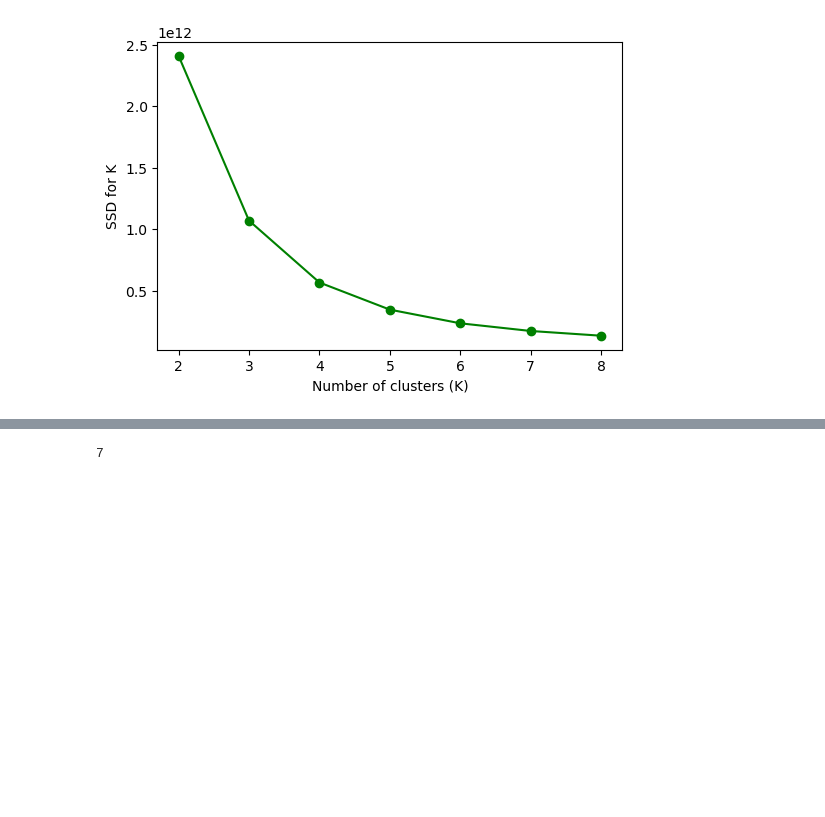
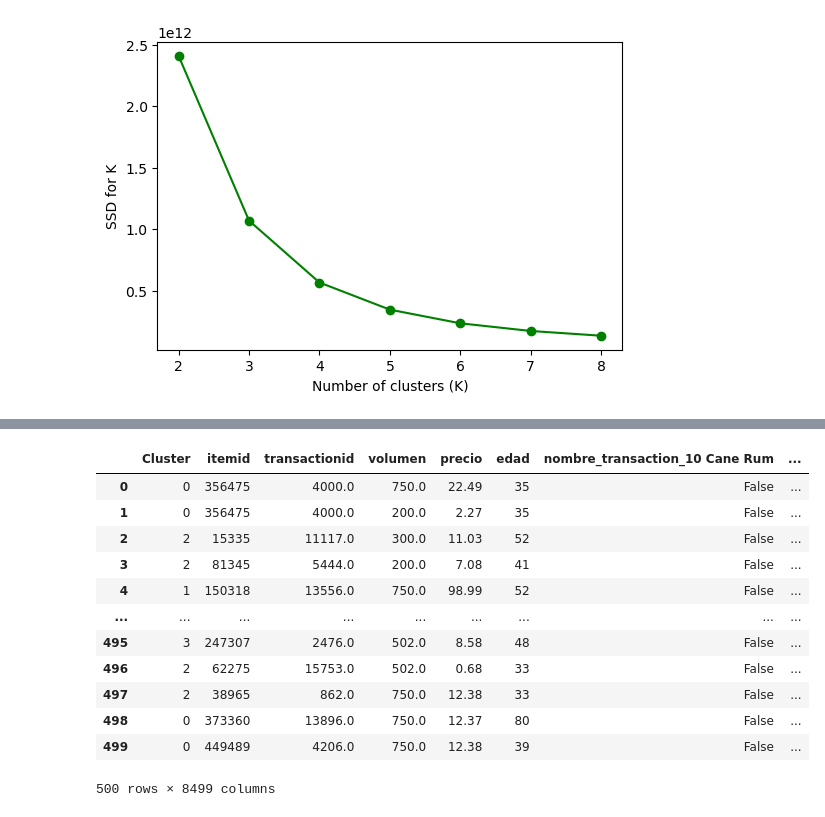
Before and after one commit to cristianreal/data_analytics, a Jupyter notebook: infrastructura/servidor web/desarrollo/scripts/2_Clustering.ipynb, the cells around one changed output, grey strips where cells are left out. Cells and saved outputs as stored; diff of their text form; code cells hidden in the pictures; blank space fills up the shorter version.

Commit message:
update: modificando notebook de clusterizacion

```diff
--- a/infrastructura/servidor web/desarrollo/scripts/2_Clustering.ipynb
+++ b/infrastructura/servidor web/desarrollo/scripts/2_Clustering.ipynb
@@ -268,8 +199,0 @@ plt.show()
-# %%
-kl = KneeLocator(
-    range(1, 11), sse, curve="convex", direction="decreasing"
-)
-
-kl.elbow
-# %% [output]
-7
@@ -305,0 +200,16 @@ dbscan_silhouette
+# %%
+df_filtered_v2
+# %% [output]
+|  | Cluster | itemid | transactionid | volumen | precio | edad | nombre_transaction_10 Cane Rum | ... |
+| 0 | 0 | 356475 | 4000.0 | 750.0 | 22.49 | 35 | False | ... |
+| 1 | 0 | 356475 | 4000.0 | 200.0 | 2.27 | 35 | False | ... |
+| 2 | 2 | 15335 | 11117.0 | 300.0 | 11.03 | 52 | False | ... |
+| 3 | 2 | 81345 | 5444.0 | 200.0 | 7.08 | 41 | False | ... |
+| 4 | 1 | 150318 | 13556.0 | 750.0 | 98.99 | 52 | False | ... |
+| ... | ... | ... | ... | ... | ... | ... | ... | ... |
+| 495 | 3 | 247307 | 2476.0 | 502.0 | 8.58 | 48 | False | ... |
+| 496 | 2 | 62275 | 15753.0 | 502.0 | 0.68 | 33 | False | ... |
+| 497 | 2 | 38965 | 862.0 | 750.0 | 12.38 | 33 | False | ... |
+| 498 | 0 | 373360 | 13896.0 | 750.0 | 12.37 | 80 | False | ... |
+| 499 | 0 | 449489 | 4206.0 | 750.0 | 12.38 | 39 | False | ... |
+500 rows × 8499 columns
```
Also changed, not shown: parts of 17 cells of this notebook.
